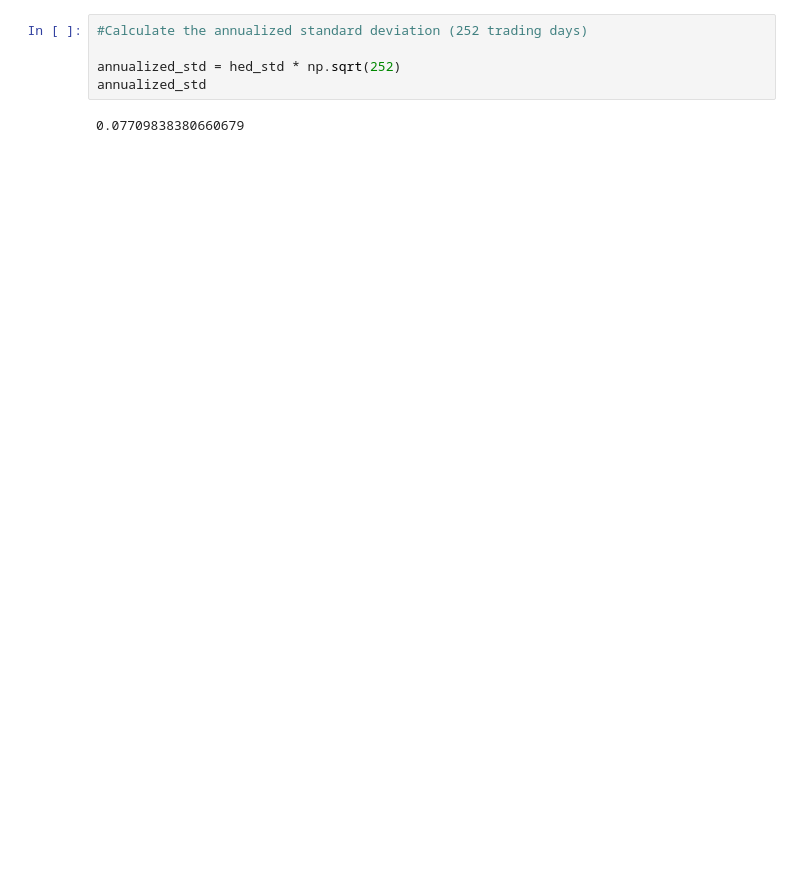
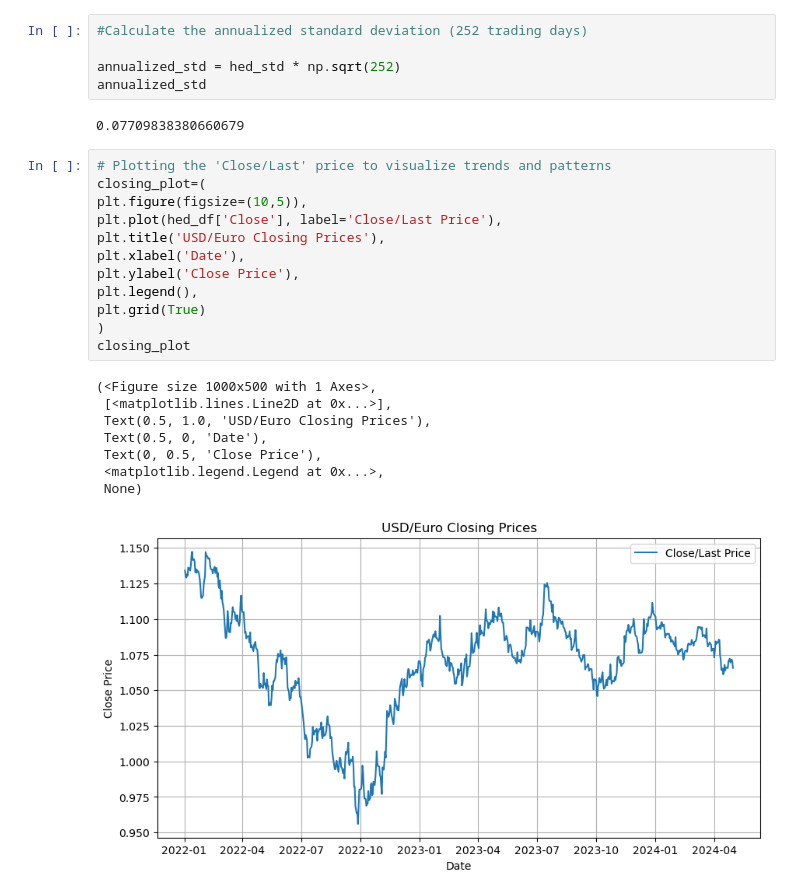
Before and after one commit to yousefsersy/Project-1---Pecunia, a Jupyter notebook: historical_exchange_rate.ipynb, the cells around one changed output. Saved outputs shown, nothing was run; the diff lists cells and outputs as text; blank space fills up the shorter version.

Commit message:
added graph

```diff
--- a/historical_exchange_rate.ipynb
+++ b/historical_exchange_rate.ipynb
@@ -111,3 +108,24 @@ annualized_std = hed_std * np.sqrt(252)
 annualized_std
 # %% [output]
 0.07709838380660679
+# %%
+# Plotting the 'Close/Last' price to visualize trends and patterns
+closing_plot=(
+plt.figure(figsize=(10,5)),
+plt.plot(hed_df['Close'], label='Close/Last Price'),
+plt.title('USD/Euro Closing Prices'),
+plt.xlabel('Date'),
+plt.ylabel('Close Price'),
+plt.legend(),
+plt.grid(True)
+)
+closing_plot
+# %% [output]
+(<Figure size 1000x500 with 1 Axes>,
+ [<matplotlib.lines.Line2D at 0x...>],
+ Text(0.5, 1.0, 'USD/Euro Closing Prices'),
+ Text(0.5, 0, 'Date'),
+ Text(0, 0.5, 'Close Price'),
+ <matplotlib.legend.Legend at 0x...>,
+ None)
+[figure, added]
```
Also changed, not shown: parts of 1 cell of this notebook.
